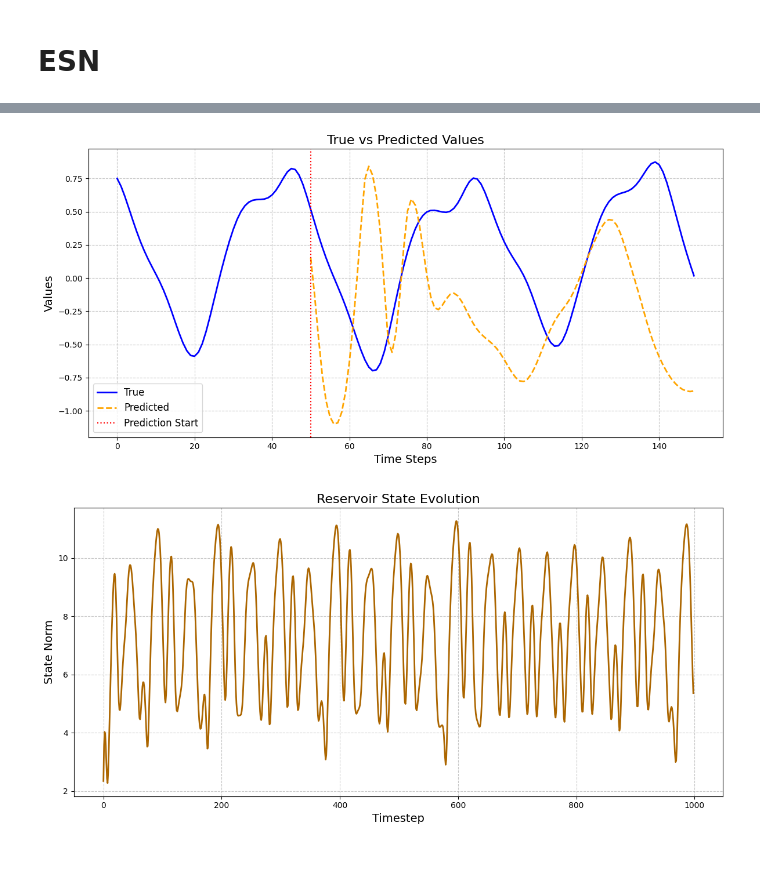
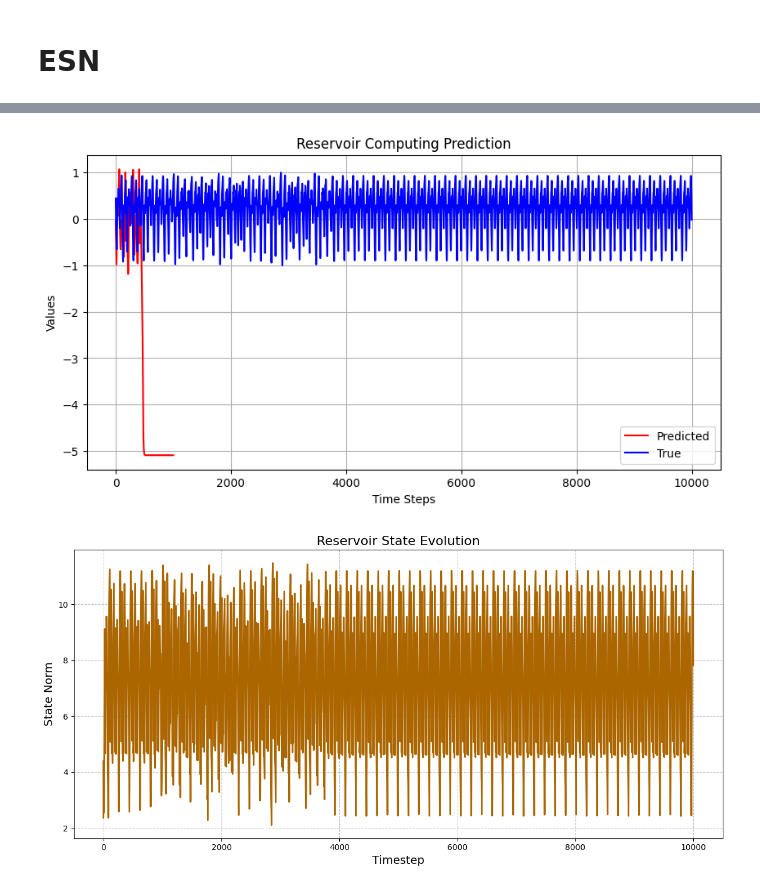
Before and after one commit to jaychotaliya987/Reservoir_Pytorch, a Jupyter notebook: ReservoirGrid/Examples/learning.ipynb, the cells around one changed output, grey strips where cells are left out. Drawn from its saved outputs; the diff is of its cells as text; code cells hidden in the pictures; blank space fills up the shorter version.

```diff
--- a/ReservoirGrid/Examples/learning.ipynb
+++ b/ReservoirGrid/Examples/learning.ipynb
@@ -49,7 +49,7 @@ from Models.Reservoir import Reservoir
 from Models.Echostate import ESN
 # %%
 time = torch.linspace(0, 10, 1000)
-inputs, targets = Mglass1[0]
+inputs, targets = Mglass2[0]
 
 
 # Normalize data to [-1, 1]
@@ -79,22 +79,20 @@ Actual λ_max after scaling: 0.9000033140182495 (should match spectral radius 0.
 Res.train_readout(inputs,targets)
 ESN.train_readout(inputs,targets)
 # %%
-predictions = Res.predict(train_data[-1:], steps=100)
+predictions = Res.predict(train_data[-1:], steps=1000)
 
 # Plot results
-plt.figure(figsize=(12, 6))
-plt.plot(torch.cat([train_data[-50:], test_data[:100]]).numpy(), label='True', color='blue', linewidth=2)
-plt.plot(range(50, 150), predictions.numpy(), '--', label='Predicted', color='orange', linewidth=2)
-plt.axvline(x=50, color='red', linestyle=':', label='Prediction Start', linewidth=1.5)
-plt.title("True vs Predicted Values", fontsize=16)
-plt.xlabel("Time Steps", fontsize=14)
-plt.ylabel("Values", fontsize=14)
-plt.legend(fontsize=12)
-plt.grid(True, linestyle='--', alpha=0.7)
-plt.tight_layout()
+plt.figure(figsize=(10, 5))
+plt.plot(predictions, label='Predicted', color='red')
+plt.plot(targets, label='True', color='blue')
+plt.xlabel('Time Steps')
+plt.ylabel('Values')
+plt.legend()
+plt.grid(True)
+plt.title('Reservoir Computing Prediction')
 plt.show()
 # %% [output]
-[figure, old version]
+[figure, new version]
 # %%
 plt.figure(figsize=(12, 6))
 plt.plot([state.norm().item() for state in Res.reservoir_states], color='#AC6600', linewidth=2)
@@ -105,7 +103,7 @@ plt.grid(True, linestyle='--', alpha=0.7)
 plt.tight_layout()
 plt.show()
 # %% [output]
-[figure, old version]
+[figure, new version]
 # %%
 from HelperScripts.Testers import Test_lyapunov,Test_Spectral_radii
 Test_lyapunov(spectral_radius=1)
```
Also changed, not shown: parts of 5 cells of this notebook, 2 other files.
